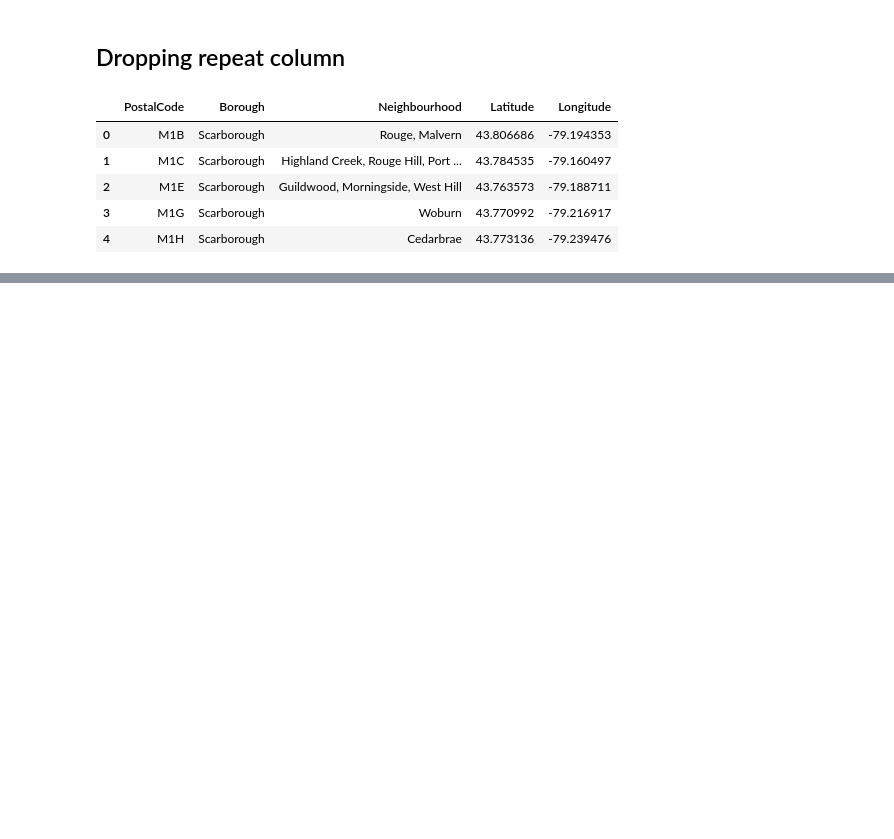
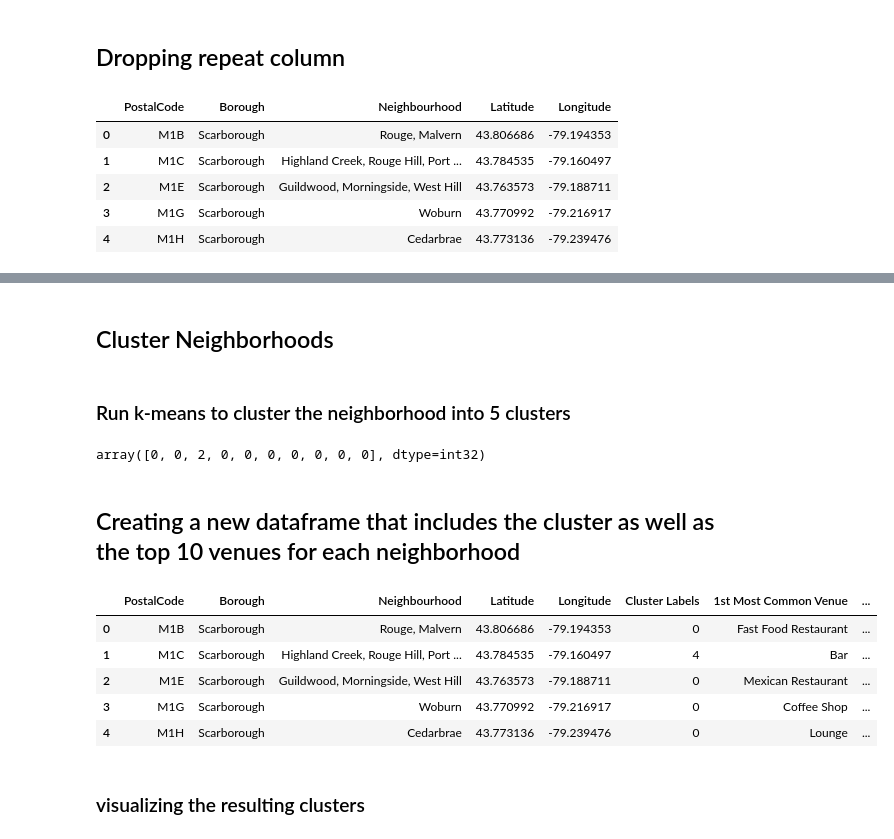
Before and after one commit to abhavasal/Coursera_Capstone, a Jupyter notebook: Toronto Data Project.ipynb, the cells around one changed output, grey strips where cells are left out. Saved outputs shown, nothing was run; the diff lists cells and outputs as text; code cells hidden in the pictures; blank space fills up the shorter version.

```diff
--- a/Toronto Data Project.ipynb
+++ b/Toronto Data Project.ipynb
@@ -164,0 +350,3 @@ new_df.head()
+# %%
+toronto_grouped = toronto_onehot.groupby('Neighborhood').mean().reset_index()
+toronto_grouped
@@ -164,0 +447,19 @@ new_df.head()
+# %% [markdown]
+## Cluster Neighborhoods
+# %% [markdown]
+### Run k-means to cluster the neighborhood into 5 clusters
+# %%
+# set number of clusters
+kclusters = 5
+
+toronto_grouped_clustering = toronto_grouped.drop('Neighborhood', 1)
+
+# run k-means clustering
+kmeans = KMeans(n_clusters=kclusters, random_state=0).fit(toronto_grouped_clustering)
+
+# check cluster labels generated for each row in the dataframe
+kmeans.labels_[0:10]
+# %% [output]
+array([0, 0, 2, 0, 0, 0, 0, 0, 0, 0], dtype=int32)
+# %% [markdown]
+## Creating a new dataframe that includes the cluster as well as the top 10 venues for each neighborhood
@@ -164,0 +471,13 @@ new_df.head()
+# %%
+toronto_labeled = pd.merge(toronto_merged, neighborhoods_venues_sorted, how='inner', left_on='Neighbourhood', right_on='Neighborhood')
+toronto_labeled.drop('Neighborhood', axis=1, inplace=True)
+toronto_labeled.head()
+# %% [output]
+|  | PostalCode | Borough | Neighbourhood | Latitude | Longitude | Cluster Labels | 1st Most Common Venue | ... |
+| 0 | M1B | Scarborough | Rouge, Malvern | 43.806686 | -79.194353 | 0 | Fast Food Restaurant | ... |
+| 1 | M1C | Scarborough | Highland Creek, Rouge Hill, Port ... | 43.784535 | -79.160497 | 4 | Bar | ... |
+| 2 | M1E | Scarborough | Guildwood, Morningside, West Hill | 43.763573 | -79.188711 | 0 | Mexican Restaurant | ... |
+| 3 | M1G | Scarborough | Woburn | 43.770992 | -79.216917 | 0 | Coffee Shop | ... |
+| 4 | M1H | Scarborough | Cedarbrae | 43.773136 | -79.239476 | 0 | Lounge | ... |
+# %% [markdown]
+### visualizing the resulting clusters
```
Also changed, not shown: parts of 44 cells of this notebook.
